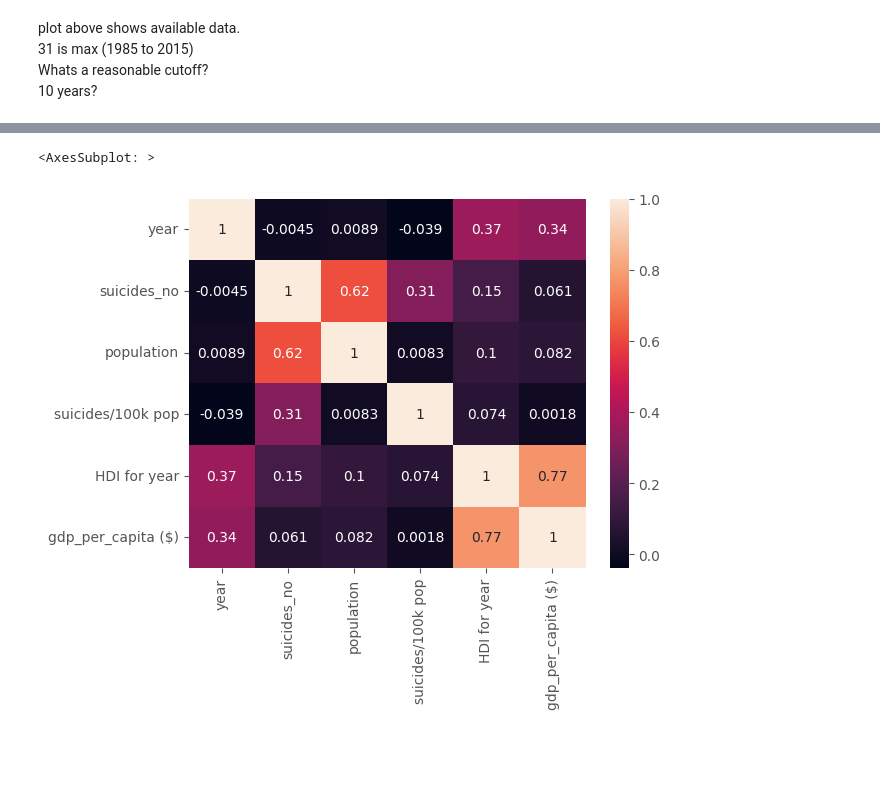
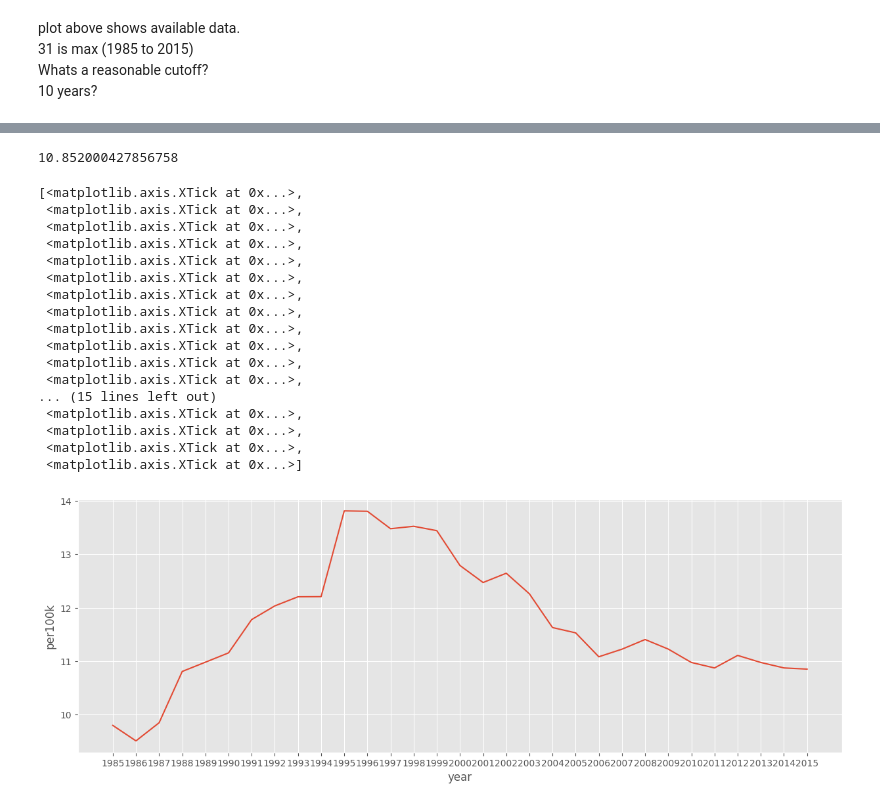
Before and after one commit to MarcelRosier/bdp_project, a Jupyter notebook: mental_health/eda.ipynb, the cells around one changed output, grey strips where cells are left out. Drawn from its saved outputs; the diff is of its cells as text; code cells hidden in the pictures; blank space fills up the shorter version.

Commit message:
- added lineplot for average rates across years - fixed logic error for per100k calc

```diff
--- a/mental_health/eda.ipynb
+++ b/mental_health/eda.ipynb
@@ -135,7 +136,8 @@ Whats a reasonable cutoff?
 # %%
 # get country names with less than k years of data available
 temp = country_years.reset_index()
-names = temp[temp.year < 10].country.values
+MIN_DATA_YEARS = 3
+names = temp[temp.year <= MIN_DATA_YEARS].country.values
 names
 # %% [output]
 array(['Bosnia and Herzegovina', 'Cabo Verde', 'Dominica', 'Macau',
@@ -187,6 +223,45 @@ Name: per100k, dtype: float64
+# %%
+test = tidy_df[tidy_df.year == 2015].groupby('country')[
+    ['country','population', 'suicides_no']].sum(numeric_only=True)
+test['per100k'] = (
+    test['suicides_no'] / test['population']) * 100_000
+test.per100k.mean()
+# %% [output]
+10.852000427856758
+# %%
+# plot avg per 100k rate across all coutnries per year in a line plot
+test = tidy_df.groupby(['year', 'country'])[
+    ['population', 'suicides_no']].sum(numeric_only=True)
+test['per100k'] = (test['suicides_no'] / test['population']) * 100_000
+# test.mean('per100k', axis='column')
+test = test.reset_index().groupby('year').per100k.mean()
+
+
+fig, ax = plt.subplots(figsize=(15,5)) #for size of figure
+
+t = sns.lineplot(data=test,markers=True, ax=ax)
+ticks = range(1985,2016)
+t.set_xticks(ticks, labels=ticks)
+# %% [output]
+[<matplotlib.axis.XTick at 0x...>,
+ <matplotlib.axis.XTick at 0x...>,
+ <matplotlib.axis.XTick at 0x...>,
+ <matplotlib.axis.XTick at 0x...>,
+ <matplotlib.axis.XTick at 0x...>,
+ <matplotlib.axis.XTick at 0x...>,
+ <matplotlib.axis.XTick at 0x...>,
+ <matplotlib.axis.XTick at 0x...>,
+ <matplotlib.axis.XTick at 0x...>,
+ <matplotlib.axis.XTick at 0x...>,
+ <matplotlib.axis.XTick at 0x...>,
+ <matplotlib.axis.XTick at 0x...>,
+... (15 lines left out)
+ <matplotlib.axis.XTick at 0x...>,
+ <matplotlib.axis.XTick at 0x...>,
+ <matplotlib.axis.XTick at 0x...>,
+ <matplotlib.axis.XTick at 0x...>]
+[figure, added]
 # %%
-corr = df.corr()
-sns.heatmap(corr, annot=True)
+
+# corr = by_country_and_year.reset_index().corr()
+# sns.heatmap(corr, annot=True)
-# %% [output]
-<AxesSubplot: >
-[figure, removed]
```
Also changed, not shown: parts of 10 cells of this notebook.
